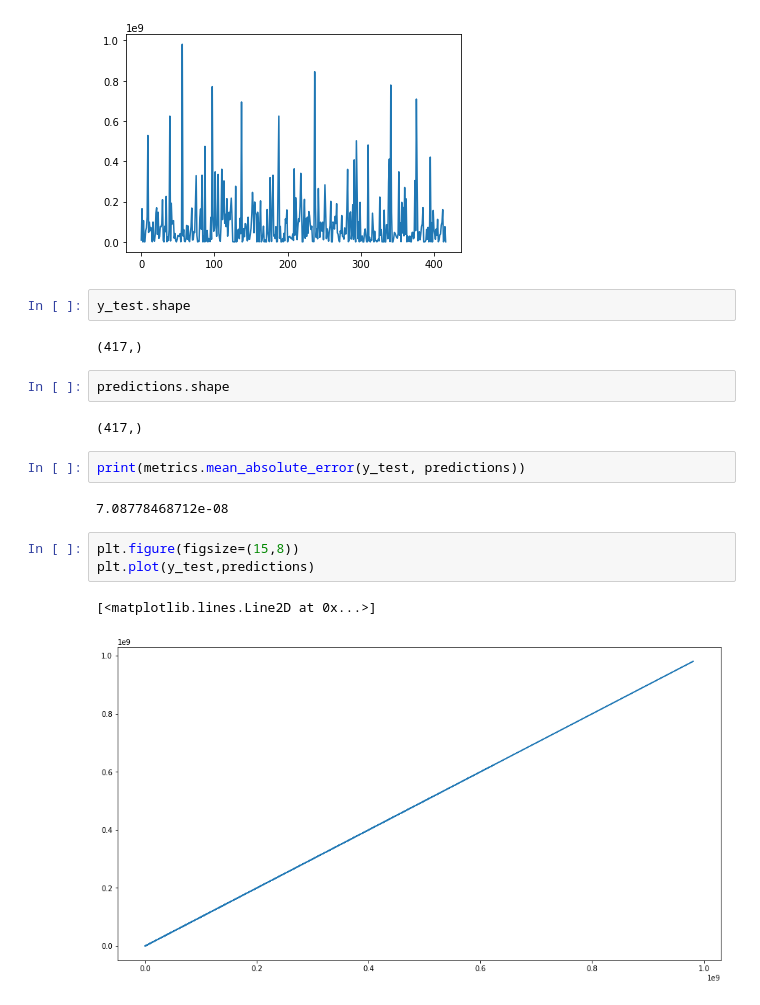
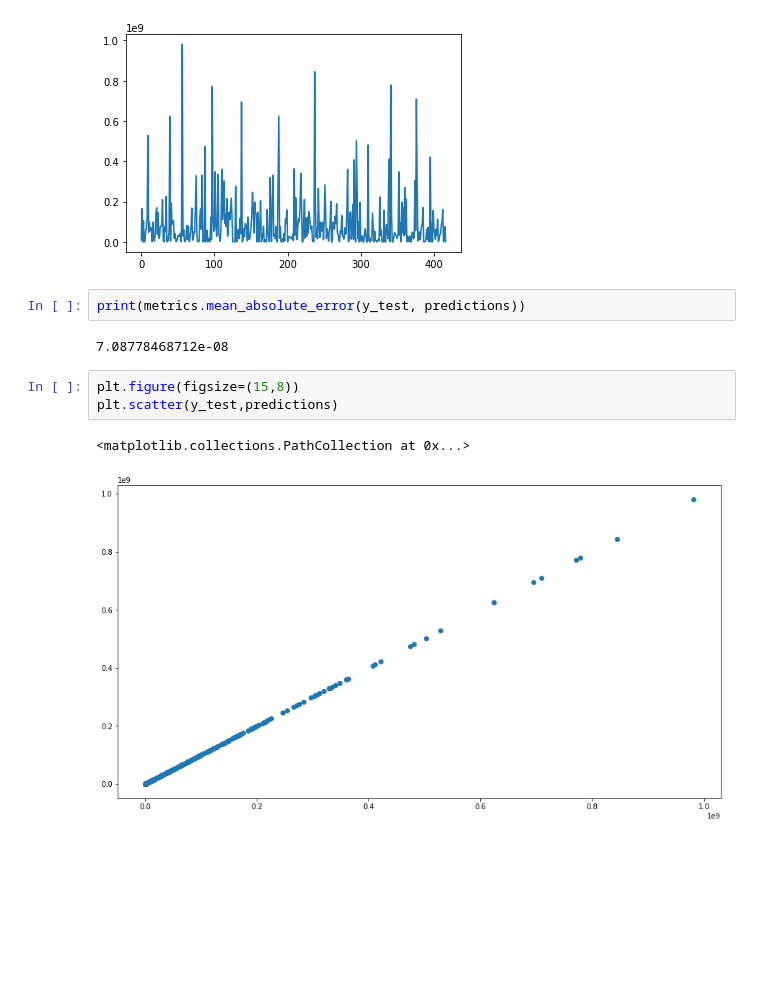
Before and after one commit to jayeshnagpal/Be_project, a Jupyter notebook: Prediction.ipynb, the cells around one changed output. Drawn from its saved outputs; the diff is of its cells as text; blank space fills up the shorter version.

```diff
--- a/Prediction.ipynb
+++ b/Prediction.ipynb
@@ -233,21 +148,13 @@ plt.plot(predictions)
 # %% [output]
 [<matplotlib.lines.Line2D at 0x...>]
 [figure]
-# %%
-y_test.shape
-# %% [output]
-(417,)
-# %%
-predictions.shape
-# %% [output]
-(417,)
 # %%
 print(metrics.mean_absolute_error(y_test, predictions))
 # %% [output]
 7.08778468712e-08
 # %%
 plt.figure(figsize=(15,8))
-plt.plot(y_test,predictions)
+plt.scatter(y_test,predictions)
 # %% [output]
-[<matplotlib.lines.Line2D at 0x...>]
+<matplotlib.collections.PathCollection at 0x...>
-[figure, old version]
+[figure, new version]
```
Also changed, not shown: parts of 16 cells of this notebook.
